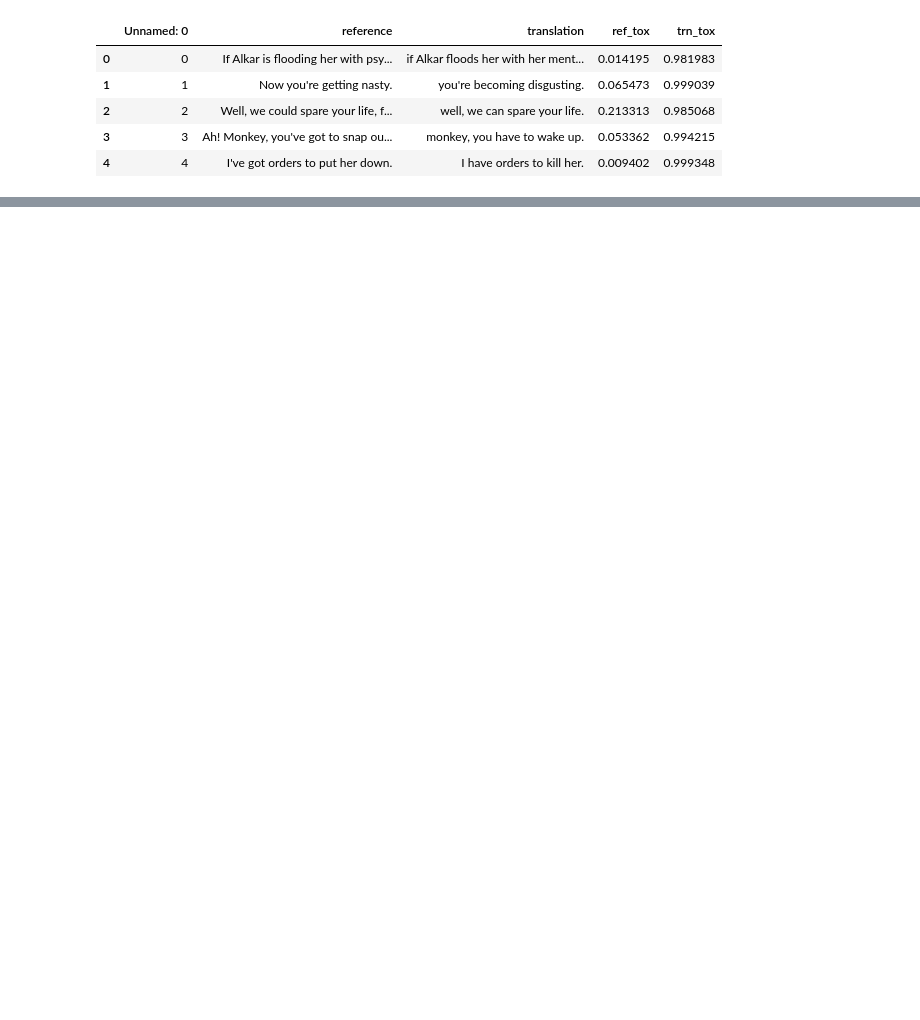
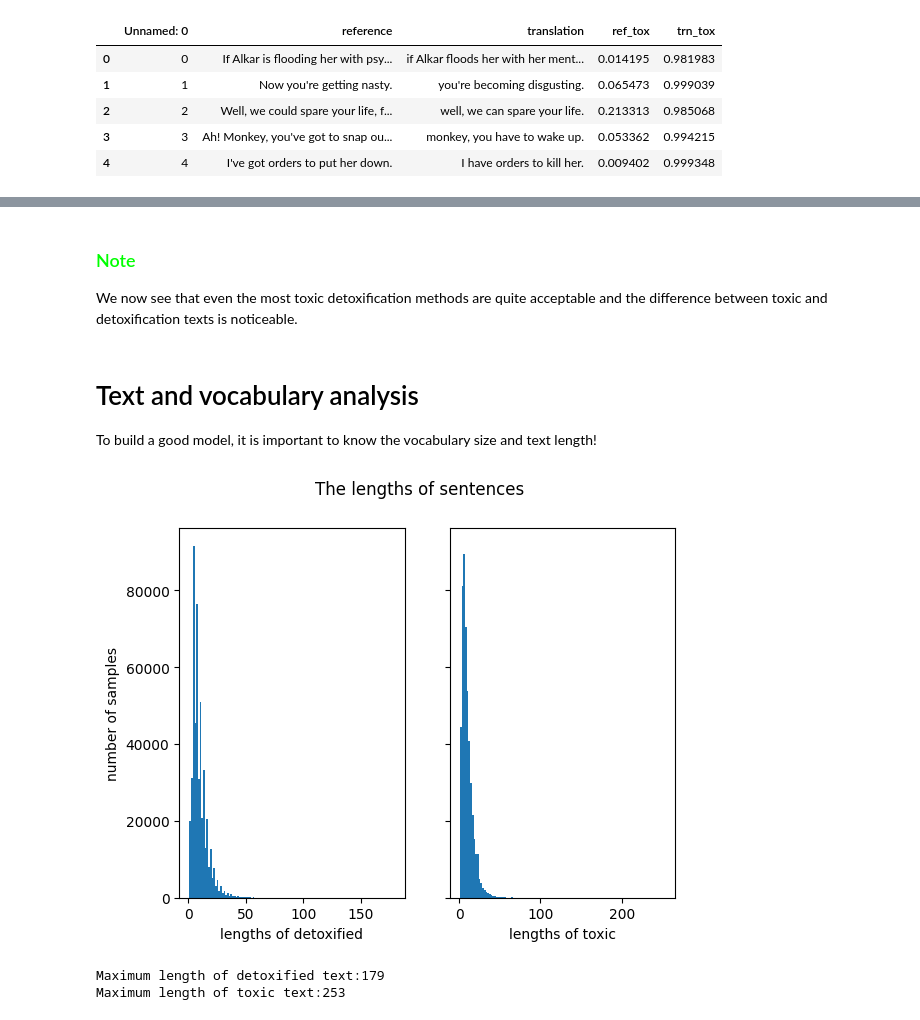
Before and after one commit to Nagim123/text-detoxification, a Jupyter notebook: notebooks/1_0_initial_data_exporation.ipynb, the cells around one changed output, grey strips where cells are left out. Drawn from its saved outputs; the diff is of its cells as text; code cells hidden in the pictures; blank space fills up the shorter version.

```diff
--- a/notebooks/1_0_initial_data_exporation.ipynb
+++ b/notebooks/1_0_initial_data_exporation.ipynb
@@ -143,0 +174,5 @@ The maximum length of text in dataset is 253 separate words
+# %%
+rows_to_drop = parsed_dataframe[(parsed_dataframe['detoxified_tox'] > 0.2) | (parsed_dataframe['toxic_tox'] < 0.8)]
+balanced_dataframe = parsed_dataframe.drop(rows_to_drop.index)
+balanced_dataframe.reset_index(inplace=True, drop=True)
+balanced_dataframe.sort_values(by=['detoxified_tox'], ascending=False)
@@ -143,0 +193,28 @@ The maximum length of text in dataset is 253 separate words
+# %% [markdown]
+### <font color='lime'>Note</font>
+We now see that even the most toxic detoxification methods are quite acceptable and the difference between toxic and detoxification texts is noticeable.
+# %% [markdown]
+# Text and vocabulary analysis
+To build a good model, it is important to know the vocabulary size and text length!
+# %%
+toxic_lengths = balanced_dataframe.apply(lambda row: len(row['toxic'].split(' ')), axis=1)
+detoxified_lengths = balanced_dataframe.apply(lambda row: len(row['detoxified'].split(' ')), axis=1)
+
+n_bins=120
+fig, axs = plt.subplots(1, 2, sharey=True)
+fig.suptitle("The lengths of sentences")
+axs[0].set_ylabel('number of samples')
+
+axs[0].set_xlabel('lengths of detoxified')
+axs[1].set_xlabel('lengths of toxic')
+
+axs[0].hist(detoxified_lengths, bins=n_bins);
+axs[1].hist(toxic_lengths, bins=n_bins);
+# %% [output]
+[figure, added]
+# %%
+print(f"Maximum length of detoxified text:{max(detoxified_lengths)}")
+print(f"Maximum length of toxic text:{max(toxic_lengths)}")
+# %% [output]
+Maximum length of detoxified text:179
+Maximum length of toxic text:253
```
Also changed, not shown: parts of 29 cells of this notebook, 5 other files.
